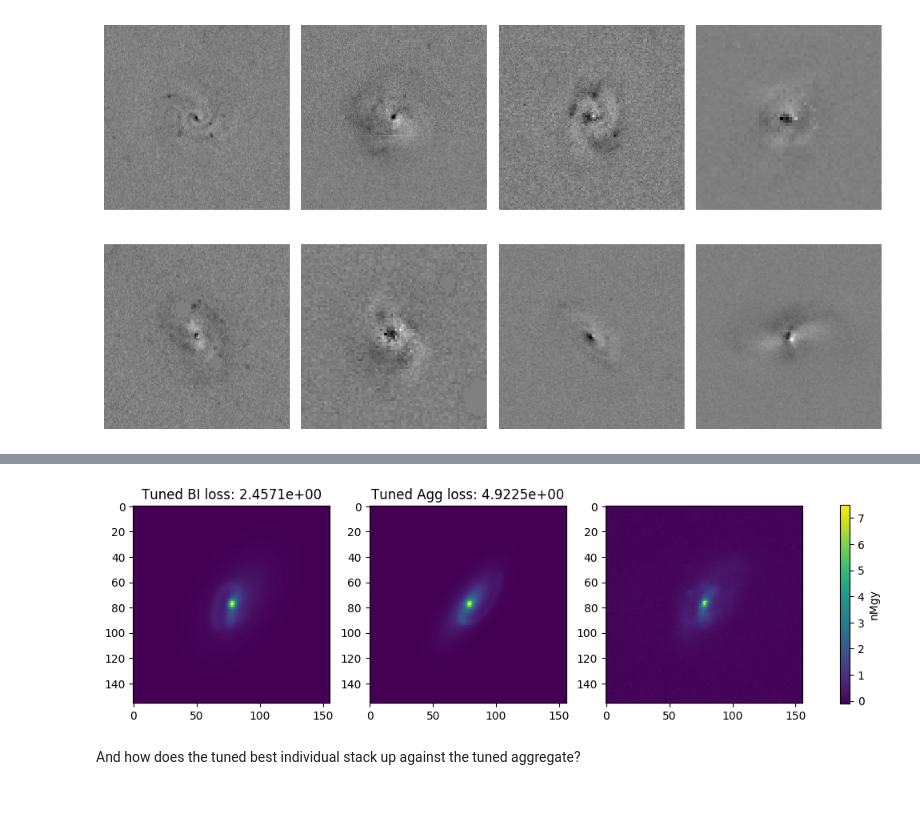
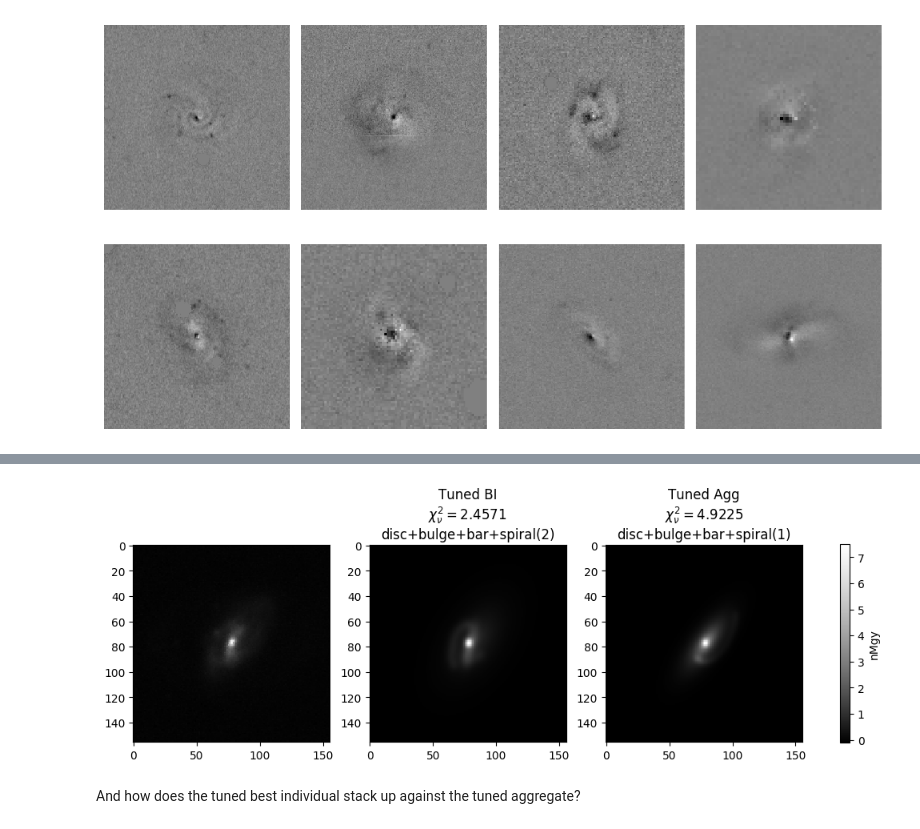
Before and after one commit to tingard/gzbuilder_results, a Jupyter notebook: compile_tuned_models.ipynb, the cells around one changed output, grey strips where cells are left out. Saved outputs shown, nothing was run; the diff lists cells and outputs as text; code cells hidden in the pictures; blank space fills up the shorter version.

Commit message:
re-runs analysis using fits from sigma images

```diff
--- a/compile_tuned_models.ipynb
+++ b/compile_tuned_models.ipynb
@@ -132,14 +133,33 @@ for i, ax in enumerate(j for i in axs for j in i):
 plt.tight_layout()
 # %% [output]
 [figure]
+# %%
+def make_model_string(model):
+    return (
+        '+'.join(
+            k for k in ('disk', 'bulge', 'bar')
+            if model[k] is not None
+        ) + (
+            '+spiral({})'.format(len(model['spiral']))
+            if len(model['spiral']) > 0 else ''
+        )
+    ).replace('disk', 'disc')
 # %%
 m = gu.get_diff_data(bi_models.index[13])['multiplier']
 f, ax = plt.subplots(ncols=3, figsize=(12, 4), dpi=100)
-ax[0].imshow(bi_models.iloc[13].render() * m / 0.8)
-ax[1].imshow(agg_models.iloc[13].render() * m / 0.8)
-m = ax[2].imshow(bi_models.iloc[13].data * m)
-c = plt.colorbar(m, ax=ax, shrink=0.82, fraction=0.05)
+im = ax[0].imshow(bi_models.iloc[13].data * m, cmap=asinh_colormap)
+ax[1].imshow(bi_models.iloc[13].render() * m / 0.8, cmap=asinh_colormap)
+ax[2].imshow(agg_models.iloc[13].render() * m / 0.8, cmap=asinh_colormap)
+c = plt.colorbar(im, ax=ax, shrink=0.82, fraction=0.05)
 c.set_label('nMgy')
-ax[0].set_title('Tuned BI loss: {:.4e}'.format(bi_losses.iloc[13]))
-ax[1].set_title('Tuned Agg loss: {:.4e}'.format(agg_losses.iloc[13]))
+ax[1].set_title(
+    'Tuned BI\n'
+    + r'$\chi_\nu^2={:.4f}$'.format(bi_losses.iloc[13])
+    + '\n{}'.format(make_model_string(bi_models.iloc[13]))
+)
+ax[2].set_title(
+    'Tuned Agg\n'
+    + r'$\chi_\nu^2={:.4f}$'.format(agg_losses.iloc[13])
+    + '\n{}'.format(make_model_string(agg_models.iloc[13]))
+)
 # %% [output]
@@ -147,4 +167,4 @@ Text(0.5, 1.0, 'Tuned Agg loss: 4.9225e+00')
-[figure, old version]
+[figure, new version]
 # %% [markdown]
 And how does the tuned best individual stack up against the tuned aggregate?
 # %%
```
Also changed, not shown: parts of 11 cells of this notebook, 24 other files.
